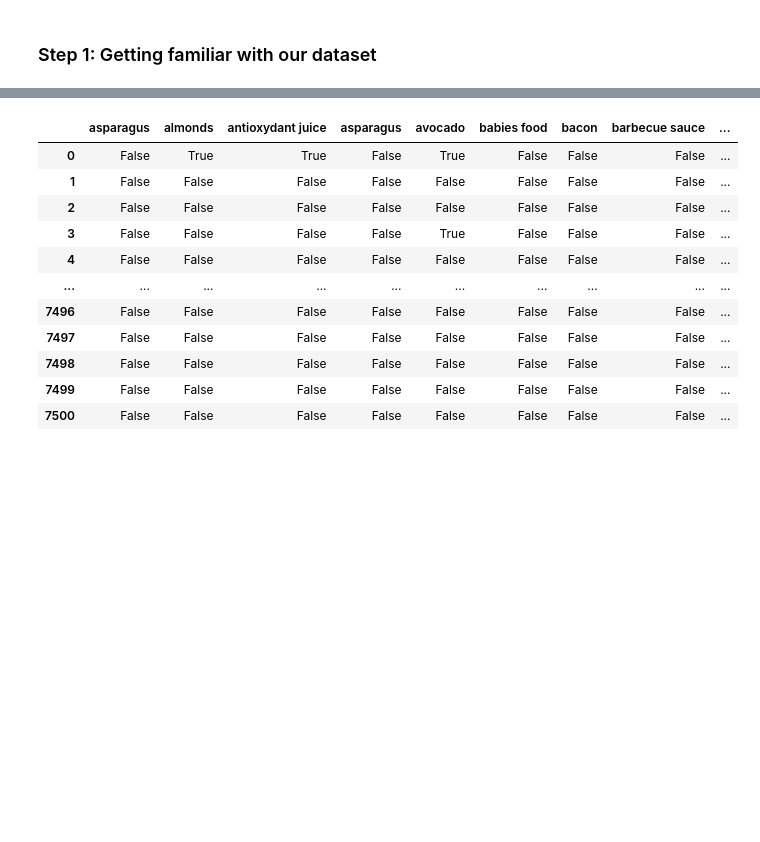
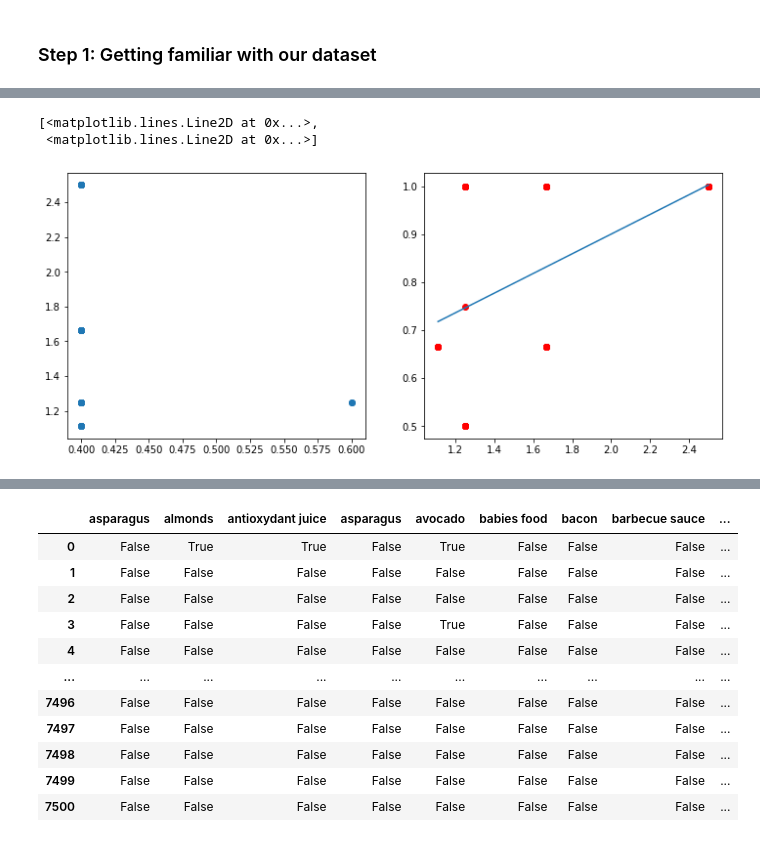
Before and after one commit to super-cinnamon/AI-Homework, a Jupyter notebook: checkpoint_9.ipynb, the cells around one changed output, grey strips where cells are left out. Drawn from its saved outputs; the diff is of its cells as text; code cells hidden in the pictures; blank space fills up the shorter version.

```diff
--- a/checkpoint_9.ipynb
+++ b/checkpoint_9.ipynb
@@ -14,0 +85,3 @@ from mlxtend.frequent_patterns import apriori, association_rules
+# %%
+matrix = association_rules(apriori(df, min_support=0.3, use_colnames=True),metric="lift",min_threshold=1, support_only = False).sort_values(by= ['lift'],ascending=False)
+matrix
@@ -14,0 +102,10 @@ from mlxtend.frequent_patterns import apriori, association_rules
+# %%
+fig, axs = plt.subplots(1,2, figsize=(12,5))
+axs[0].scatter(matrix.support, matrix.lift)
+fit = np.polyfit(matrix['lift'], matrix['confidence'], 1)
+fit_fn = np.poly1d(fit)
+axs[1].plot(matrix['lift'], matrix['confidence'], 'ro', matrix['lift'], fit_fn(matrix['lift']))
+# %% [output]
+[<matplotlib.lines.Line2D at 0x...>,
+ <matplotlib.lines.Line2D at 0x...>]
+[figure, added]
```
Also changed, not shown: parts of 16 cells of this notebook.
